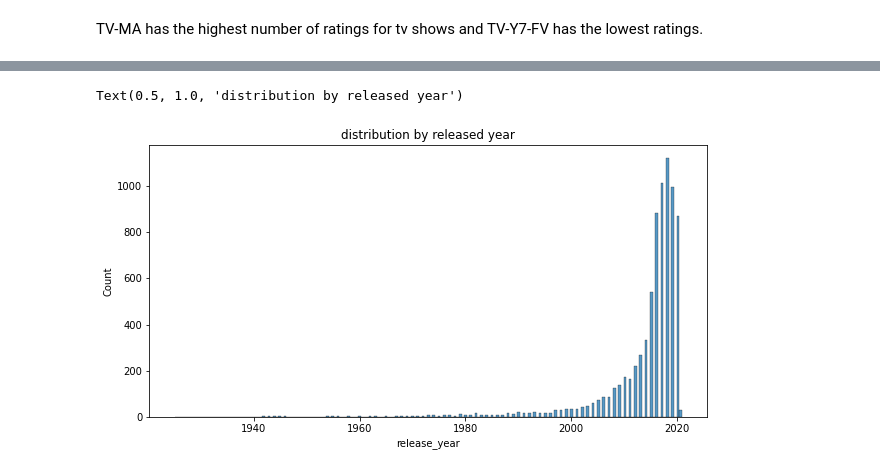
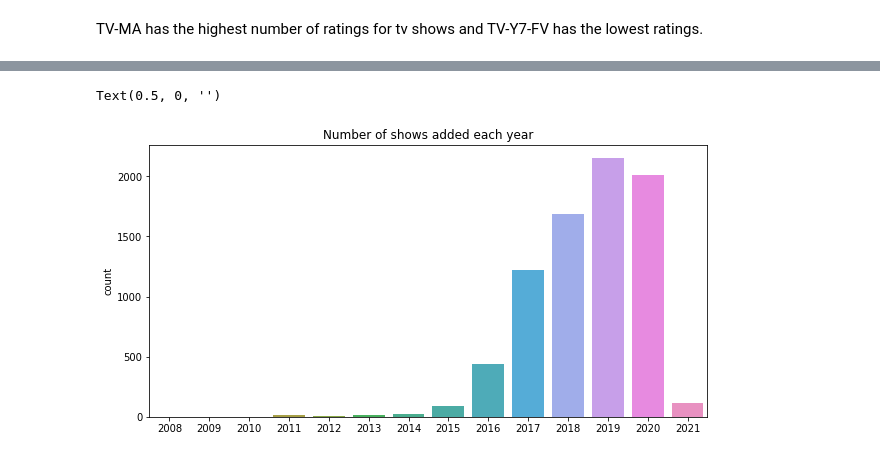
Before and after one commit to Ishansingh438/NETFLIX-MOVIES-AND-TV-SHOWS-CLUSTERING, a Jupyter notebook: Ishan_Singh_NETFLIX_MOVIES_AND_TV_SHOWS_CLUSTERING.ipynb, the cells around one changed output, grey strips where cells are left out. Cells and saved outputs as stored; diff of their text form; code cells hidden in the pictures.

```diff
--- a/Ishan_Singh_NETFLIX_MOVIES_AND_TV_SHOWS_CLUSTERING.ipynb
+++ b/Ishan_Singh_NETFLIX_MOVIES_AND_TV_SHOWS_CLUSTERING.ipynb
@@ -188,14 +203,9 @@ description     7752
 dtype: int64
-# %%
-# Handling Null Values
-df['cast'].fillna(value='No cast',inplace=True)
-df['country'].fillna(value=df['country'].mode()[0],inplace=True)
-
-# dropping date_added and rating column from the dataset
-df.dropna(subset=['date_added','rating'],inplace=True)
-
-# Dropping director Column
-df.drop(['director'],axis=1,inplace=True)
+# %%
+# Handling Null Values
+df[['director','cast','country']] = df[['director','cast','country']].fillna('Unknown')
+df['rating'] = df['rating'].fillna(df['rating'].mode()[0])
+df.dropna(axis=0, inplace = True)
 # %%
 # Missing values
 df.isna().sum()
@@ -212,6 +223,17 @@ duration        0
 listed_in       0
 description     0
 dtype: int64
+# %%
+# Converting the datatype of date_added column to datetime
+df['date_added'] = pd.to_datetime(df['date_added'])
+
+# first and last date on which a show was added on Netflix
+df.date_added.min(),df.date_added.max()
+
+# Adding new attributes month and year of date added
+df['month_added'] = df['date_added'].dt.month
+df['year_added'] = df['date_added'].dt.year
+df.drop('date_added', axis=1, inplace=True)
 # %% [markdown]
 # Exploratory Data Analysis
 # %%
@@ -263,8 +309,9 @@ TV-MA has the highest number of ratings for tv shows and TV-Y7-FV has the lowest
 # %%
-# Visualizing the year in which the movie / tv show was released
-plt.figure(figsize=(10,5))
-sns.histplot(df['release_year'])
-plt.title('distribution by released year')
+# Visualizing number of shows added over the years
+plt.figure(figsize = (10,5))
+sns.countplot(df['year_added'])
+plt.title('Number of shows added each year')
+plt.xlabel('')
 # %% [output]
-Text(0.5, 1.0, 'distribution by released year')
+Text(0.5, 0, '')
-[figure, old version]
+[figure, new version]
```
Also changed, not shown: parts of 14 cells of this notebook.
